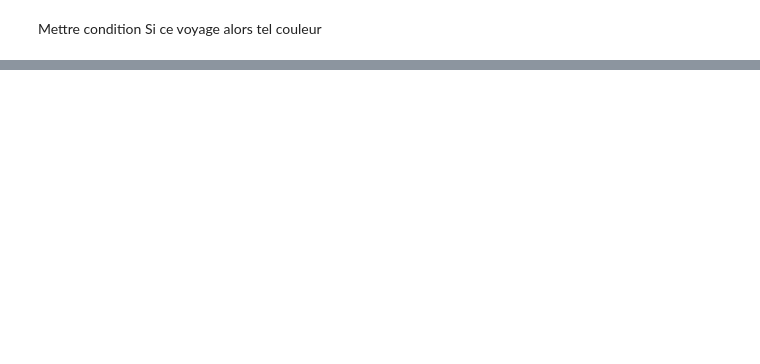
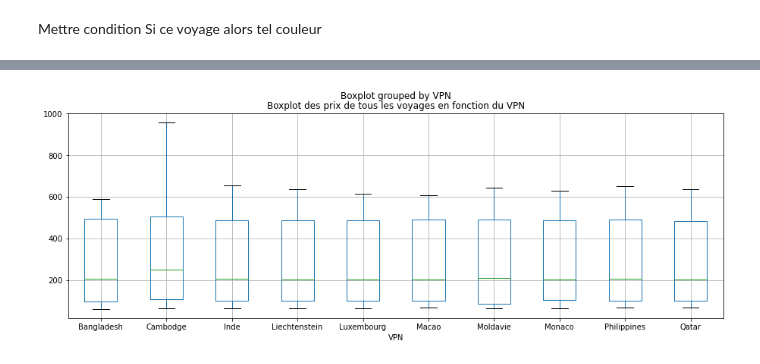
Before and after one commit to bebeyoul/Plane_ticket_price, a Jupyter notebook: analyse_de_donnees.ipynb, the cells around one changed output, grey strips where cells are left out. Cells and saved outputs as stored; diff of their text form; code cells hidden in the pictures; blank space fills up the shorter version.

```diff
--- a/analyse_de_donnees.ipynb
+++ b/analyse_de_donnees.ipynb
@@ -261,0 +336,8 @@ No artists with labels found to put in legend.  Note that artists whose label st
+# %%
+# remove outliers
+df_sorted_by_trip_and_PIB_outliner = df_sorted_by_trip_and_PIB[df_sorted_by_trip_and_PIB["Prix"] < 1000]
+df_sorted_by_trip_and_PIB_outliner.boxplot(column=['Prix'], by='VPN', figsize=(15, 5))
+plt.title("Boxplot des prix de tous les voyages en fonction du VPN")
+plt.show()
+# %% [output]
+[figure, added]
```
Also changed, not shown: parts of 15 cells of this notebook, 2 other files.
